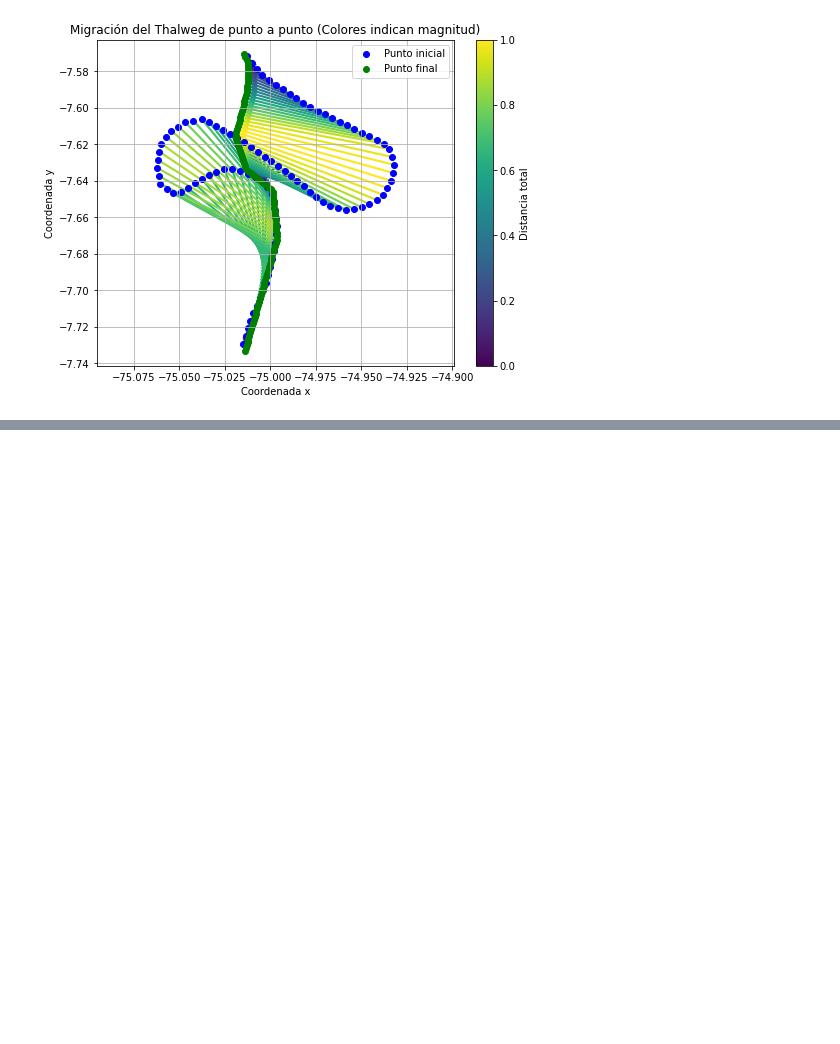
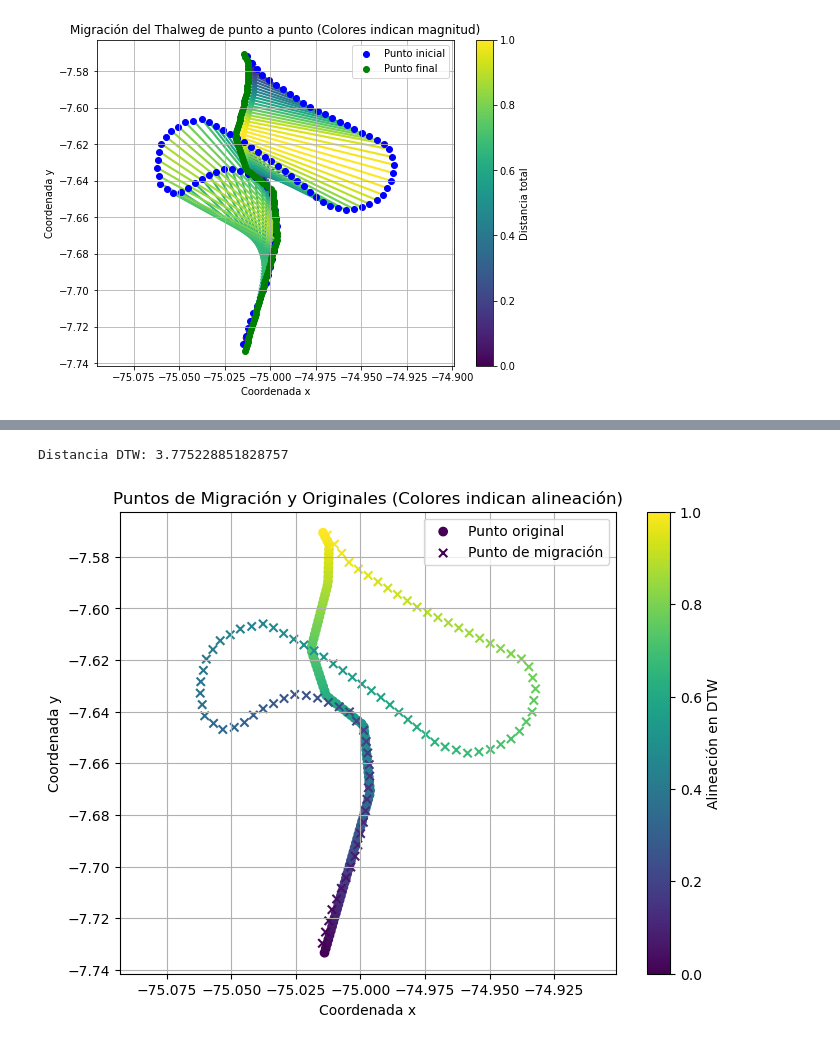
Before and after one commit to mapsm12/migracionRio, a Jupyter notebook: migracion.ipynb, the cells around one changed output, grey strips where cells are left out. Saved outputs shown, nothing was run; the diff lists cells and outputs as text; code cells hidden in the pictures; blank space fills up the shorter version.

```diff
--- a/migracion.ipynb
+++ b/migracion.ipynb
@@ -457,0 +481,63 @@ plt.show()
+# %%
+import geopandas as gpd
+import numpy as np
+import matplotlib.pyplot as plt
+from scipy.spatial.distance import cdist
+from fastdtw import fastdtw
+from dtw import dtw
+
+# Cargar los GeoDataFrames desde los archivos shapefile
+gdf_original = gpd.read_file('./Migracion.shp')
+gdf_migracion = gpd.read_file('./Original.shp')
+
+# Obtener las geometrías de las líneas de los GeoDataFrames
+line_original = gdf_original['geometry'].iloc[0]  # Supongamos que solo hay una línea en cada GeoDataFrame
+line_migracion = gdf_migracion['geometry'].iloc[0]
+
+# Remuestreo de las líneas para obtener puntos equidistantes
+num_points = 100
+# Crear puntos equidistantes en la línea original
+points_original = [line_original.interpolate((i+1)/(num_points+1), normalized=True) for i in range(num_points)]
+
+# Crear puntos equidistantes en la línea de migración
+points_migracion = [line_migracion.interpolate((i+1)/(num_points+1), normalized=True) for i in range(num_points)]
+
+# Convertir puntos a coordenadas (x, y) para usar en DTW
+points_original_coords = np.array([(p_original.x, p_original.y) for p_original in points_original])
+points_migracion_coords = np.array([(p_migracion.x, p_migracion.y) for p_migracion in points_migracion])
+
+# Calcular la distancia DTW o FastDTW entre los conjuntos de puntos
+if 'fastdtw' in globals():
+    distance, _ = fastdtw(points_original_coords, points_migracion_coords)
+else:
+    distance, _, _, _ = dtw(points_original_coords.T, points_migracion_coords.T)
+
+print(f"Distancia DTW: {distance}")
+
+# Función para asignar colores
+def color_mapper(values, cmap='viridis'):
+    cmap = plt.get_cmap(cmap)
+    return cmap(values/np.max(values))
+
+# Crear un nuevo gráfico para representar los puntos de migración y originales
+plt.figure(figsize=(8, 6))
+colors = color_mapper(np.arange(num_points), cmap='viridis')
+plt.scatter([p_original.x for p_original in points_original], [p_original.y for p_original in points_original],
+            c=colors, cmap='viridis', label='Punto original')
+plt.scatter([p_migracion.x for p_migracion in points_migracion], [p_migracion.y for p_migracion in points_migracion],
+            c=colors, cmap='viridis', marker='x', label='Punto de migración')
+plt.xlabel('Coordenada x')
+plt.ylabel('Coordenada y')
+plt.title('Puntos de Migración y Originales (Colores indican alineación)')
+plt.colorbar(label='Alineación en DTW')
+plt.legend()
+plt.grid(True)
+plt.axis('equal')
+
+# Mostrar el gráfico
+plt.show()
+
+# Aquí puedes continuar con el resto de tu código para cálculos adicionales
+# %% [output]
+Distancia DTW: 3.775228851828757
+[figure, added]
```
Also changed, not shown: parts of 24 cells of this notebook, 10 other files.
